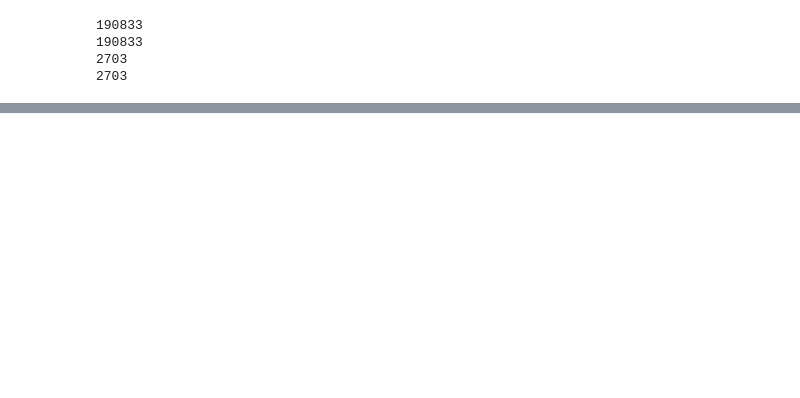
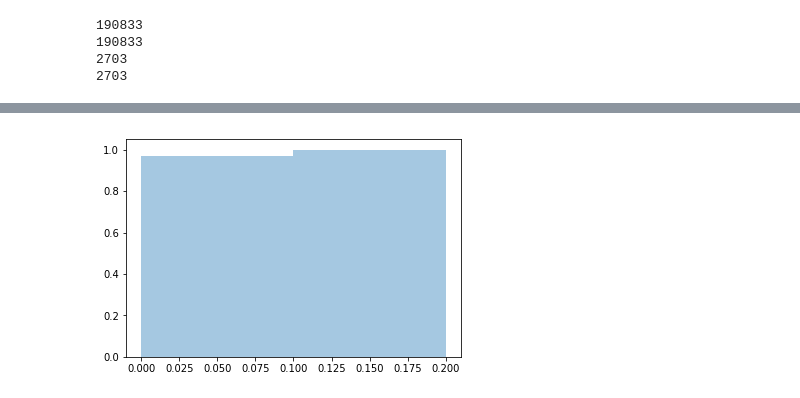
Before and after one commit to divya-pitta/spokenkeywordsearch, a Jupyter notebook: GroundTruth/KNN-MFCC.ipynb, the cells around one changed output, grey strips where cells are left out. Cells and saved outputs as stored; diff of their text form; code cells hidden in the pictures; blank space fills up the shorter version.

```diff
--- a/GroundTruth/KNN-MFCC.ipynb
+++ b/GroundTruth/KNN-MFCC.ipynb
@@ -230,0 +313,7 @@ Done initKNN
+# %%
+try:
+    sns.distplot(precisionList, hist_kws=dict(cumulative=True), kde_kws=dict(cumulative=True))
+except ImportError:
+    doNothing = 0
+# %% [output]
+[figure, added]
```
Also changed, not shown: parts of 22 cells of this notebook.
